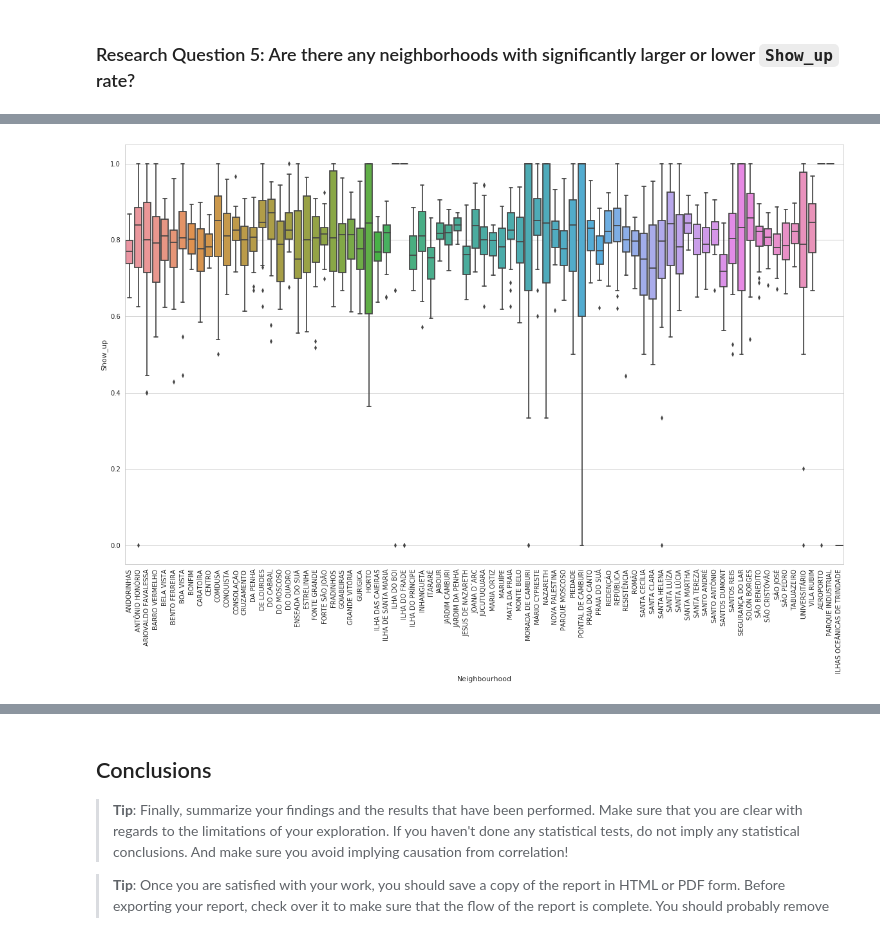
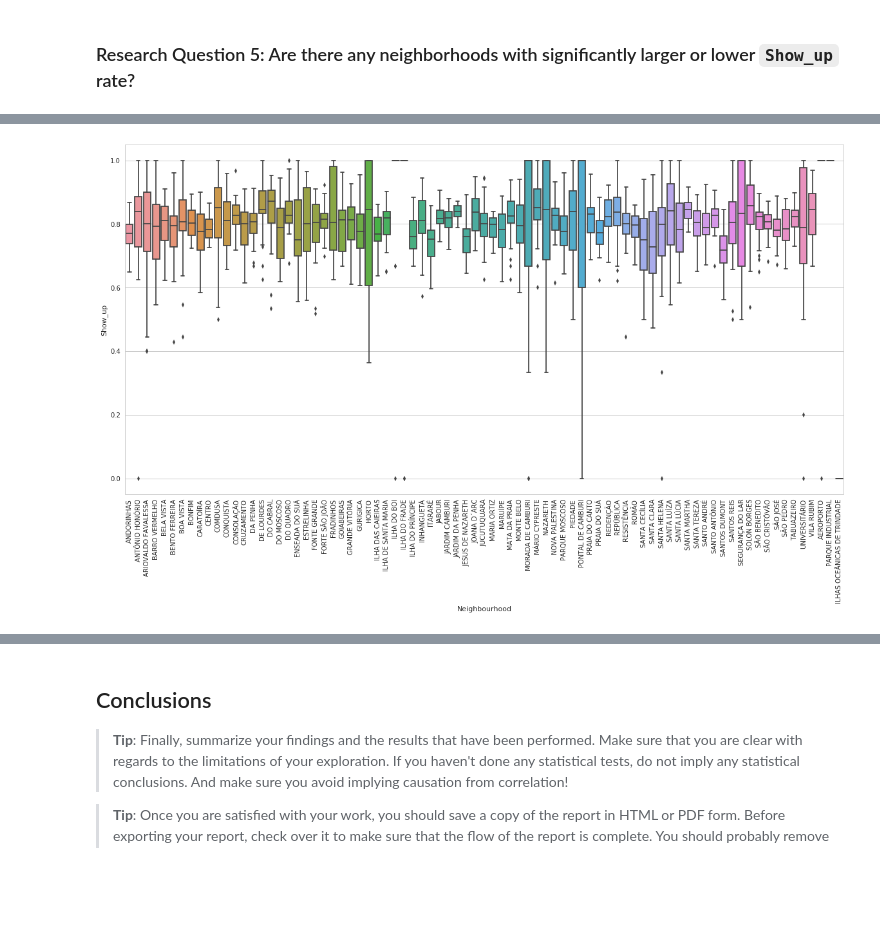
Before and after one commit to despacito123/data-analyst-nanodegree, a Jupyter notebook: 3. Investigate a Dataset/Investigate_a_Dataset.ipynb, the cells around one changed output, grey strips where cells are left out. Cells and saved outputs as stored; diff of their text form; code cells hidden in the pictures; blank space fills up the shorter version.

```diff
--- a/3. Investigate a Dataset/Investigate_a_Dataset.ipynb
+++ b/3. Investigate a Dataset/Investigate_a_Dataset.ipynb
@@ -474,6 +493,8 @@ df_neighborhoods = df_cleaned.groupby(['AppointmentDay', 'Neighbourhood'])['Show
 # %%
-fig, ax = plt.subplots(figsize=(20, 12))
+df_neighborhoods = df_cleaned.groupby(['AppointmentDay', 'Neighbourhood'])['Show_up'].mean().reset_index()
+
+fig, ax = plt.subplots(figsize=(20, 10))
 g = sns.boxplot(x = df_neighborhoods['Neighbourhood'], y = df_neighborhoods['Show_up'], ax = ax)
 g.set_xticklabels(rotation = 90, labels = df_neighborhoods['Neighbourhood'].unique());
 # %% [output]
-[figure, old version]
+[figure, new version]
```
Also changed, not shown: parts of 25 cells of this notebook.
